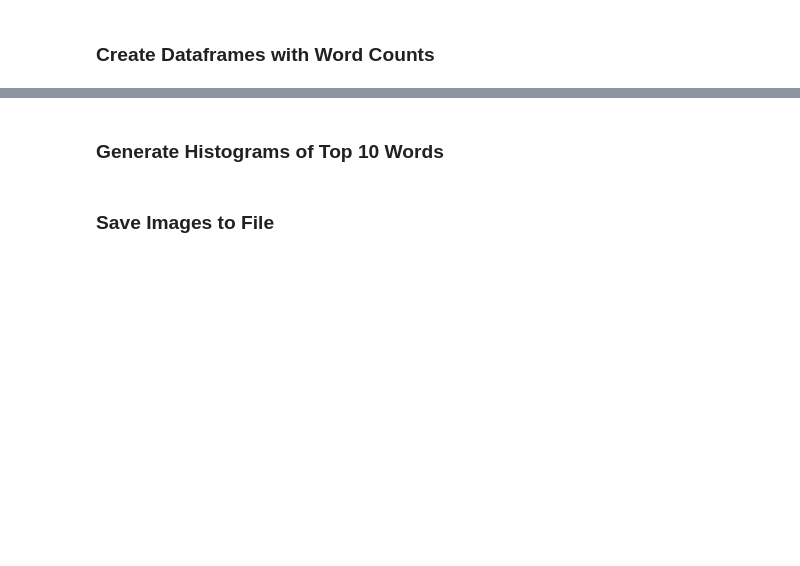
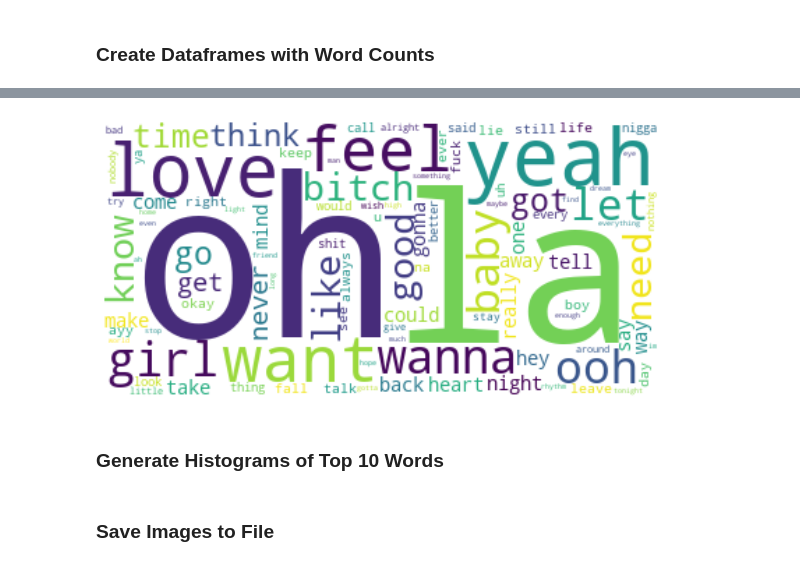
Before and after one commit to smyottb/song_analysis, a Jupyter notebook: word_count_analysis.ipynb, the cells around one changed output, grey strips where cells are left out. Saved outputs shown, nothing was run; the diff lists cells and outputs as text; code cells hidden in the pictures; blank space fills up the shorter version.

```diff
--- a/word_count_analysis.ipynb
+++ b/word_count_analysis.ipynb
@@ -201,2 +182,14 @@ plt.show()
+# %%
+#ROCK/ALTERNATIVE
+rock_cloud_data = dict(zip(df_rock_freq['word'].tolist(), df_rock_freq['weight'].tolist())) #dict to generate word cloud
+
+plt.figure(figsize=(10,8))
+plt.imshow(wc.generate_from_frequencies(rock_cloud_data),interpolation="bilinear")
+plt.axis("off")
+plt.show()
+plt.savefig('rock_word_cloud.png')
+plt.close()
+# %% [output]
+[figure, added]
 # %% [markdown]
 ### Generate Histograms of Top 10 Words
```
Also changed, not shown: parts of 33 cells of this notebook.
